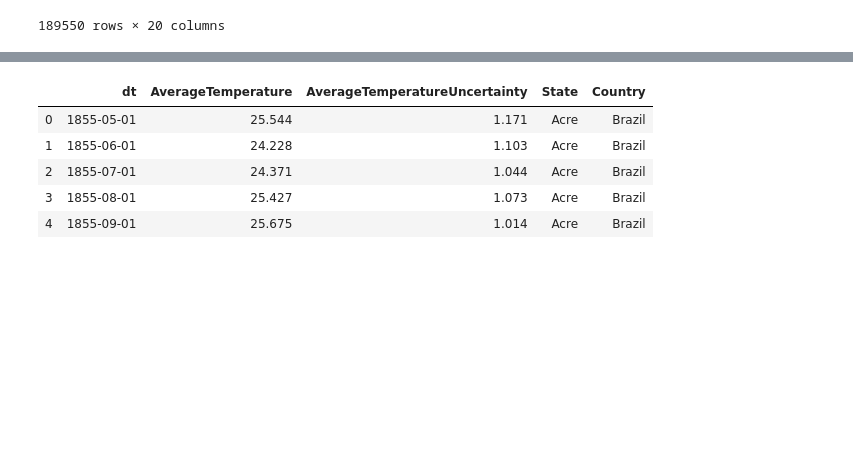
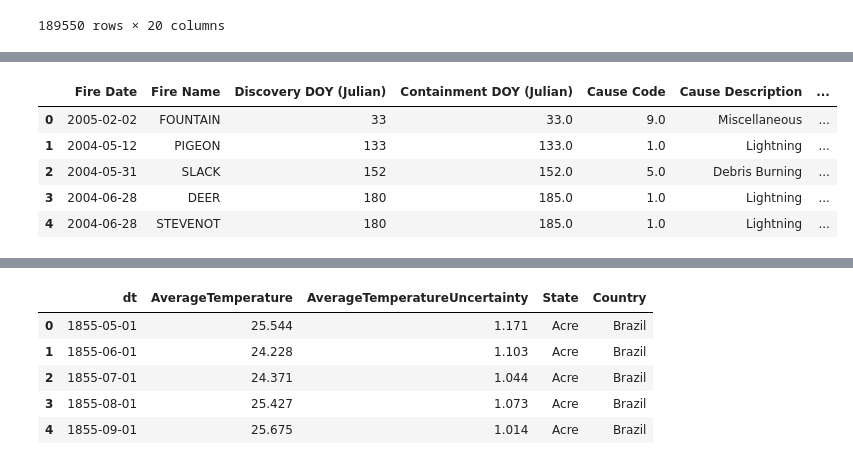
Before and after one commit to arjunng/ETL-Project, a Jupyter notebook: ETL_project.ipynb, the cells around one changed output, grey strips where cells are left out. Cells and saved outputs as stored; diff of their text form; code cells hidden in the pictures; blank space fills up the shorter version.

```diff
--- a/ETL_project.ipynb
+++ b/ETL_project.ipynb
@@ -41,0 +57,19 @@ df_fire.sort_values(by=1,ascending=True)
+# %%
+# rename columns
+new_df_fire = new_df_fire.rename(
+    columns={2: "Fire Date",
+             0: "Fire Name",
+             3: "Discovery DOY (Julian)",
+             8: "Containment DOY (Julian)",
+             5: "Cause Code",
+             6: "Cause Description",
+             10: "Fire Size (Acres)",
+             16: "State"})
+new_df_fire.head()
+# %% [output]
+|  | Fire Date | Fire Name | Discovery DOY (Julian) | Containment DOY (Julian) | Cause Code | Cause Description | ... |
+| 0 | 2005-02-02 | FOUNTAIN | 33 | 33.0 | 9.0 | Miscellaneous | ... |
+| 1 | 2004-05-12 | PIGEON | 133 | 133.0 | 1.0 | Lightning | ... |
+| 2 | 2004-05-31 | SLACK | 152 | 152.0 | 5.0 | Debris Burning | ... |
+| 3 | 2004-06-28 | DEER | 180 | 185.0 | 1.0 | Lightning | ... |
+| 4 | 2004-06-28 | STEVENOT | 180 | 185.0 | 1.0 | Lightning | ... |
```
Also changed, not shown: parts of 19 cells of this notebook.
